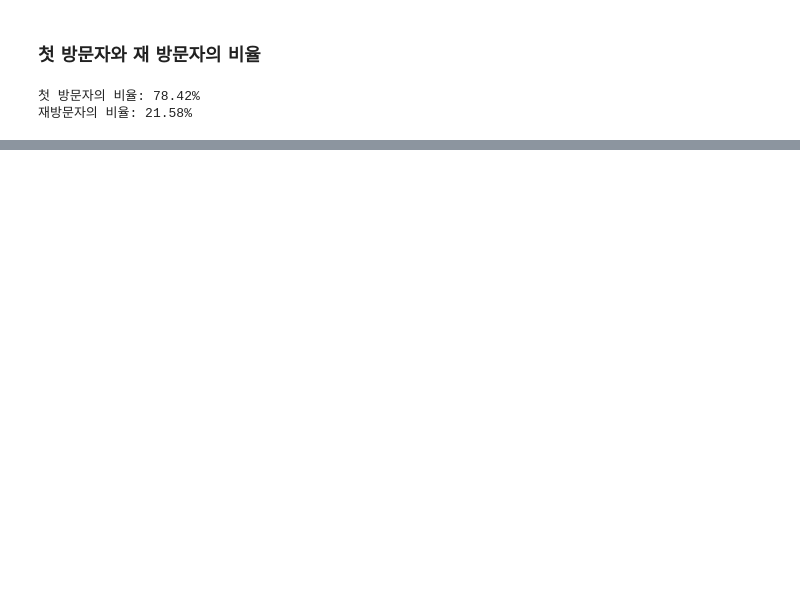
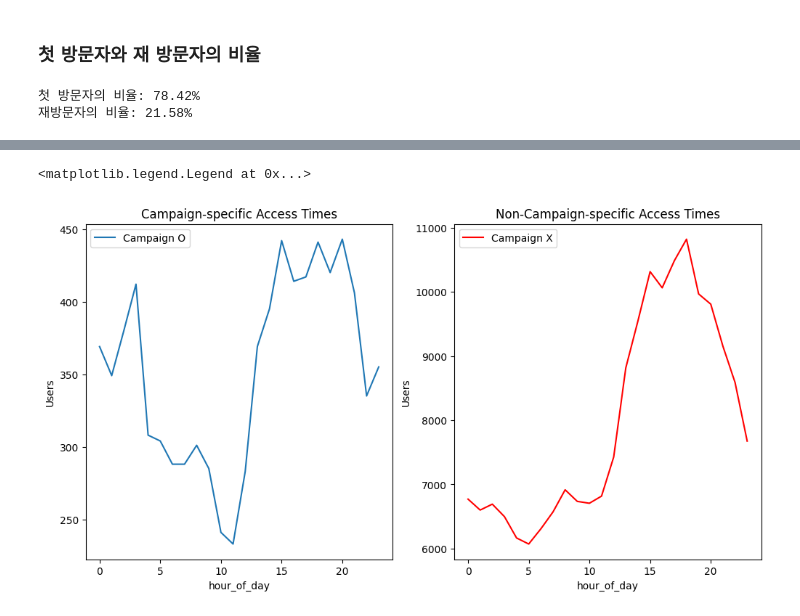
Before and after one commit to eju1019/ipark, a Jupyter notebook: projcet.ipynb, the cells around one changed output, grey strips where cells are left out. Cells and saved outputs as stored; diff of their text form; code cells hidden in the pictures; blank space fills up the shorter version.

```diff
--- a/projcet.ipynb
+++ b/projcet.ipynb
@@ -207,9 +150,0 @@ Text(0.5, 1.0, 'Week Active Users(DAU)')
-# %%
-df['date_of_Week']=df.visitStartTime.dt.to_period('W')
-df_WAU=df.groupby(df['date_of_Week'])['fullVisitorId'].nunique()
-plt.figure(figsize=(12,6))
-df_WAU.plot(kind='line',legend='fullVisitorId')
-plt.xlabel('Week')
-plt.ylabel('User')
-plt.legend()
-plt.title('Week Active Users(WAU)')
@@ -221,9 +150,0 @@ Text(0.5, 1.0, 'Week Active Users(WAU)')
-# %%
-df['date_of_Month']=df.visitStartTime.dt.to_period('M')
-df_MAU=df.groupby(df['date_of_Month'])['fullVisitorId'].nunique()
-plt.figure(figsize=(12,6))
-df_MAU.plot(kind='line',legend='fullVisitorId')
-plt.xlabel('Month')
-plt.ylabel('User')
-plt.legend()
-plt.title('Month Active Users(MAU)')
@@ -292,9 +203,0 @@ memory usage: 41.4+ MB
-# %%
-df['date_of_day_geo']=df.visitStartTime.dt.date
-df_DAU_geo=df.groupby(['date_of_day','geoNetwork_continent'])['fullVisitorId'].count()
-plt.figure(figsize=(12,6))
-df_DAU_geo.plot(kind='line',legend='fullVisitorId')
-plt.xlabel('Week')
-plt.ylabel('User')
-plt.legend()
-plt.title('Week Active Users(DAU)')
@@ -303,0 +214,19 @@ Text(0.5, 1.0, 'Week Active Users(DAU)')
+# %%
+df_set=df.loc[df['trafficSource_campaign'] != '(not set)']
+df_not_set=df.loc[df['trafficSource_campaign'] == '(not set)']
+
+plt.figure(figsize=(12,6))
+plt.subplot(1,2,1)
+df_set.groupby('hour_of_day')['hour_of_day'].value_counts().plot(kind='line',label='Campaign O')
+plt.title('Campaign-specific Access Times')
+plt.ylabel('Users')
+plt.legend()
+
+plt.subplot(1,2,2)
+df_not_set.groupby('hour_of_day')['hour_of_day'].value_counts().plot(kind='line',color='red',label='Campaign X')
+plt.title('Non-Campaign-specific Access Times')
+plt.ylabel('Users')
+plt.legend()
+# %% [output]
+<matplotlib.legend.Legend at 0x...>
+[figure, added]
```
Also changed, not shown: parts of 29 cells of this notebook.
